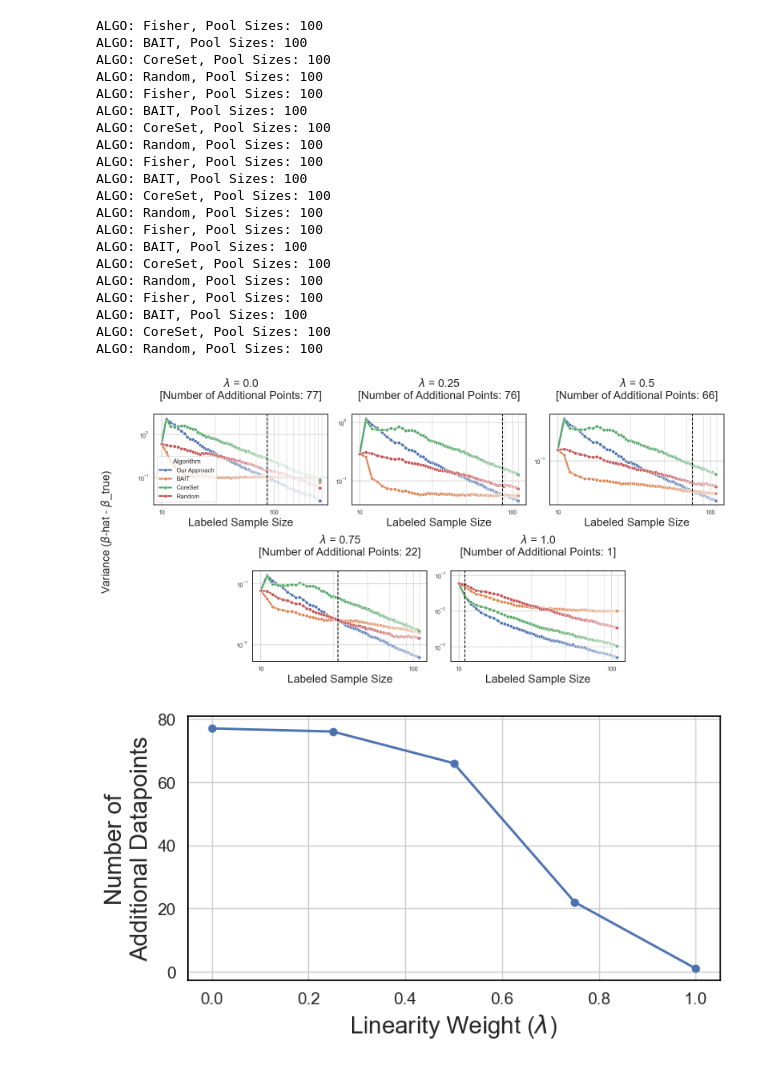
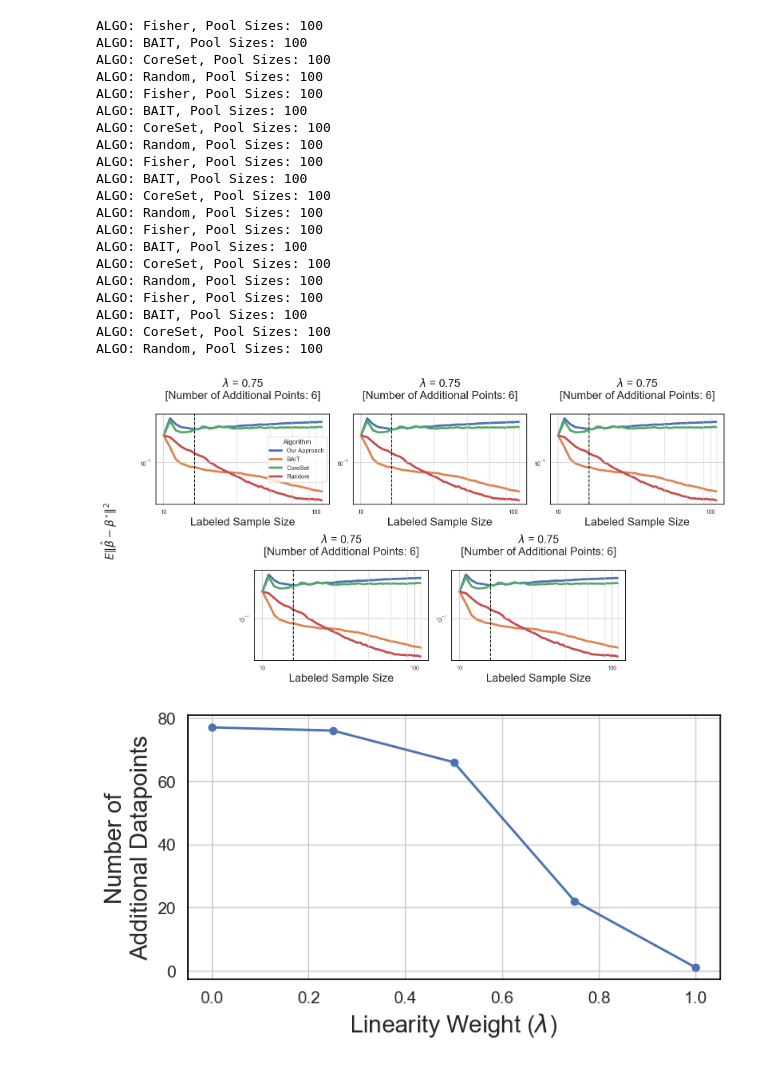
Before and after one commit to pingle14/ActiveLearningProj, a Jupyter notebook: notebook_analysis/plot_maker.ipynb, the cells around one changed output. Drawn from its saved outputs; the diff is of its cells as text; code cells hidden in the pictures.

```diff
--- a/notebook_analysis/plot_maker.ipynb
+++ b/notebook_analysis/plot_maker.ipynb
@@ -199,31 +184,30 @@ def nonlinear_exp(
     axes, logscale=False, poolsz=100, iters=100, linearity=1.0, measErr=False
 ):
     algos = ["Fisher", "BAIT", "CoreSet", "Random"]  #
-    # ylabel = r"Variance ($\beta$-hat - $\beta$_true)"
-
     chungus_df = pd.DataFrame()
     for ax_indx, algo in enumerate(algos):
         print(f"ALGO: {algo}, Pool Sizes: {poolsz}")
-        variances_df = simulate_algo(
+        mini_df = simulate_algo(
             algo, iters=iters, pool_sz=poolsz, linearity=linearity, measErr=measErr
         )
-        variances_df.rename(columns={0: "Variance Difference in Params"}, inplace=True)
-        variances_df = variances_df.reset_index().rename(columns={"index": "Iteration"})
-        variances_df["Algorithm"] = algo if algo != "Fisher" else "Our Approach"
-        variances_df["Pool Size"] = poolsz
-        chungus_df = pd.concat([chungus_df, variances_df])
+        mini_df.rename(columns={0: "Expected Squared Difference in Params"}, inplace=True)
+        mini_df = mini_df.reset_index().rename(columns={"index": "Iteration"})
+        mini_df["Algorithm"] = algo if algo != "Fisher" else "Our Approach"
+        mini_df["Pool Size"] = poolsz
+        chungus_df = pd.concat([chungus_df, mini_df])
     chungus_df.reset_index(inplace=True, drop=True)
     chungus_df["Iteration"] += 10
 
     data = chungus_df[chungus_df["Pool Size"] == poolsz]
+    yaxis = "Expected Squared Difference in Params"
     xstepSz = 20
     axplt = sns.lineplot(
         ax=axes,
         data=data,
         x="Iteration",
-        y="Variance Difference in Params",
-        marker="o",
-        lw=3,
+        y=yaxis,
+        # marker="o",
+        lw=4,
         hue="Algorithm",
     )
     axplt.set_xscale("log")
@@ -238,10 +222,7 @@ def nonlinear_exp(
 
     # Set xticks at the specific x-values (logarithmic values)
     axplt.xaxis.set_major_formatter(plt.ScalarFormatter())
-    # axplt.xaxis.set_major_locator(LogLocator(base=10.0, subs=np.arange(1.0, 10.0, 1.0), numticks=len(xvalues)))
-    # axplt.set_xticks(xvalues)
     axplt.xaxis.set_major_formatter(LogFormatter(base=10.0))
-    # axplt.set_xticklabels([str(x) for x in xvalues])
     axplt.tick_params(axis="x", labelsize=10)
     axplt.tick_params(axis="y", labelsize=10)
 
@@ -254,8 +235,8 @@ def nonlinear_exp(
 
     # Calculate where the two lines intersect (find the closest y-values)
     x_vals = line1["Iteration"].values[1:]
-    y1_vals = line1["Variance Difference in Params"].values[1:]
-    y2_vals = line2["Variance Difference in Params"].values[1:]
+    y1_vals = line1[yaxis].values[1:]
+    y2_vals = line2[yaxis].values[1:]
     diff = np.abs(y1_vals - y2_vals)
     intersection_index = np.argmin(diff)
 
@@ -275,18 +256,14 @@ def nonlinear_exp(
     return chungus_df[chungus_df.Iteration == 0]
 # %%
 def plot_all_nonlin_exp():
-    # Create a figure with a 5x1 grid of subplots (5 rows, 1 column)
-    # spec = mpl.gridspec.GridSpec(ncols=6, nrows=2)
-    # fig, axs = plt.subplots(2, 3)  # Adjust figsize as needed , figsize=(30, 5)
     fig = plt.figure(figsize=(15, 8))
     spec = mpl.gridspec.GridSpec(
         ncols=6, nrows=2
-    )  # 6 columns evenly divides both 2 & 3
-    # fig.sup_ylabel(r"Variance ($\beta$-hat - $\beta$_true)")
+    )
     fig.text(
         -0.04,
         0.5,
-        r"Variance ($\beta$-hat - $\beta$_true)",
+        r"$E\Vert\hat{\beta}-\beta^{\star}\Vert^2$",
         va="center",
         ha="center",
         rotation="vertical",
@@ -300,11 +277,11 @@ def plot_all_nonlin_exp():
     ax5 = fig.add_subplot(spec[1, 3:5])
 
     # Call plot_param_sims for each set of parameters and assign to different subplots
-    nonlinear_exp(logscale=True, iters=250, linearity="0.0", measErr=False, axes=ax1)
-    nonlinear_exp(logscale=True, iters=100, linearity=0.25, measErr=False, axes=ax2)
-    nonlinear_exp(logscale=True, iters=100, linearity=0.5, measErr=False, axes=ax3)
+    nonlinear_exp(logscale=True, iters=100, linearity=0.75, measErr=False, axes=ax1)
+    nonlinear_exp(logscale=True, iters=100, linearity=0.75, measErr=False, axes=ax2)
+    nonlinear_exp(logscale=True, iters=100, linearity=0.75, measErr=False, axes=ax3)
     nonlinear_exp(logscale=True, iters=100, linearity=0.75, measErr=False, axes=ax4)
-    nonlinear_exp(logscale=True, iters=100, linearity=1.0, measErr=False, axes=ax5)
+    nonlinear_exp(logscale=True, iters=100, linearity=0.75, measErr=False, axes=ax5)
 
     for ax in [ax2, ax3, ax4, ax5]:
         ax.get_legend().remove()
@@ -321,34 +298,34 @@ def plot_all_nonlin_exp():
     plt.tight_layout()
 
     # Save the figure as a PDF
     plt.savefig("../plots/nonlinear.pdf", format="pdf", bbox_inches="tight")
     plt.savefig("../plots/nonlinear.png", bbox_inches="tight")
     plt.show()
 
 
 plot_all_nonlin_exp()
 # %% [output]
 ALGO: Fisher, Pool Sizes: 100
 ALGO: BAIT, Pool Sizes: 100
 ALGO: CoreSet, Pool Sizes: 100
 ALGO: Random, Pool Sizes: 100
 ALGO: Fisher, Pool Sizes: 100
 ALGO: BAIT, Pool Sizes: 100
 ALGO: CoreSet, Pool Sizes: 100
 ALGO: Random, Pool Sizes: 100
 ALGO: Fisher, Pool Sizes: 100
 ALGO: BAIT, Pool Sizes: 100
 ALGO: CoreSet, Pool Sizes: 100
 ALGO: Random, Pool Sizes: 100
 ALGO: Fisher, Pool Sizes: 100
 ALGO: BAIT, Pool Sizes: 100
 ALGO: CoreSet, Pool Sizes: 100
 ALGO: Random, Pool Sizes: 100
 ALGO: Fisher, Pool Sizes: 100
 ALGO: BAIT, Pool Sizes: 100
 ALGO: CoreSet, Pool Sizes: 100
 ALGO: Random, Pool Sizes: 100
-[figure, old version]
+[figure, new version]
 # %%
 x = [0, 0.25, 0.5, 0.75, 1.0]
 y = np.array([87, 86, 76, 32, 11])  # number of datapoints (including initial_sz = 10)
```
Also changed, not shown: parts of 14 cells of this notebook, 27 other files.
